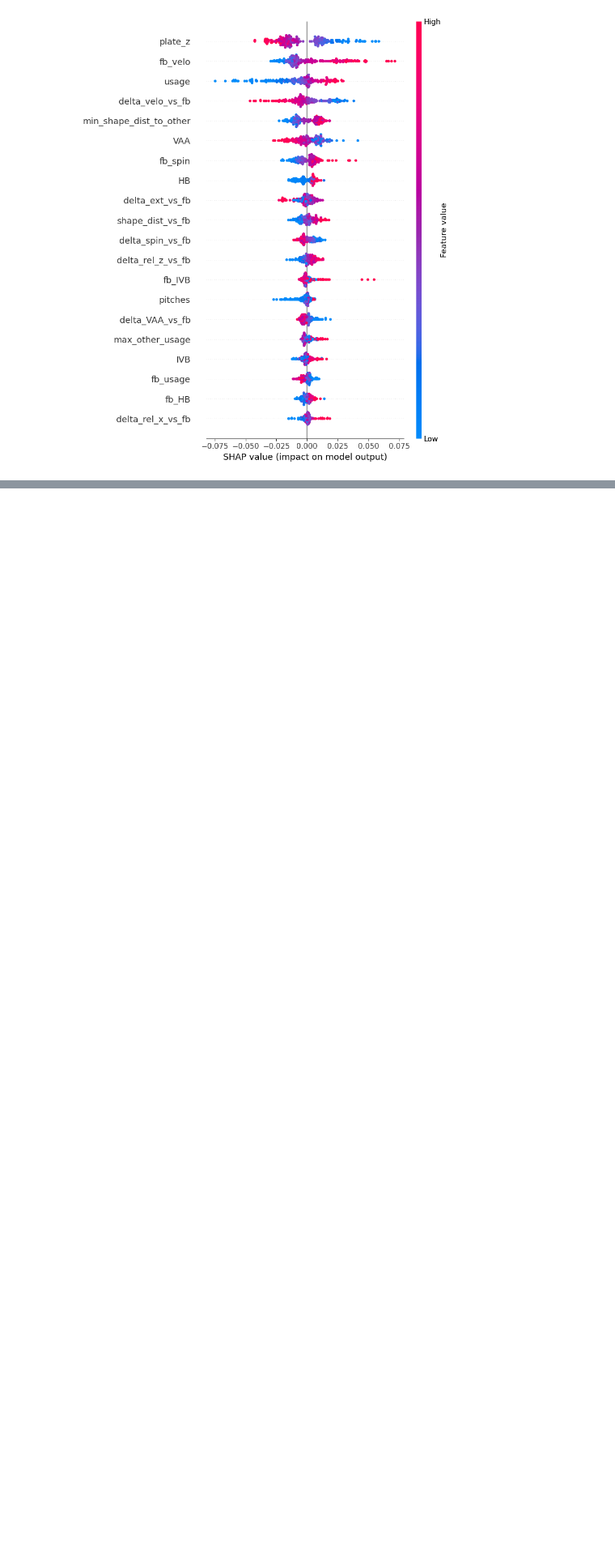
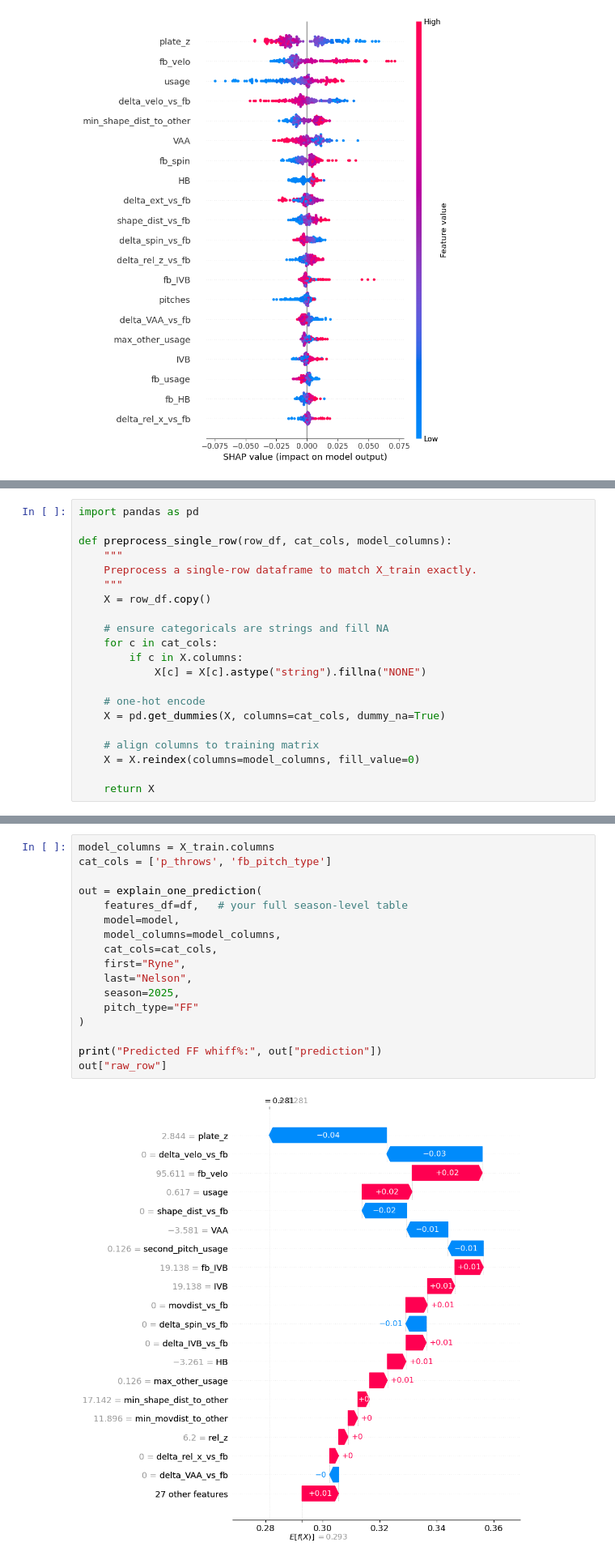
Before and after one commit to mcgillies/PitchArsenalModelling, a Jupyter notebook: src/models/model_test.ipynb, the cells around one changed output, grey strips where cells are left out. Shown at 81% size. Drawn from its saved outputs; the diff is of its cells as text; blank space fills up the shorter version.

Commit message:
implement workflow for individual pitcher predictions and analysis

```diff
--- a/src/models/model_test.ipynb
+++ b/src/models/model_test.ipynb
@@ -201,0 +228,21 @@ shap.summary_plot(shap_values, X_val)
+# %%
+import pandas as pd
+
+def preprocess_single_row(row_df, cat_cols, model_columns):
+    """
+    Preprocess a single-row dataframe to match X_train exactly.
+    """
+    X = row_df.copy()
+
+    # ensure categoricals are strings and fill NA
+    for c in cat_cols:
+        if c in X.columns:
+            X[c] = X[c].astype("string").fillna("NONE")
+
+    # one-hot encode
+    X = pd.get_dummies(X, columns=cat_cols, dummy_na=True)
+
+    # align columns to training matrix
+    X = X.reindex(columns=model_columns, fill_value=0)
+
+    return X
@@ -201,0 +315,19 @@ shap.summary_plot(shap_values, X_val)
+# %%
+model_columns = X_train.columns
+cat_cols = ['p_throws', 'fb_pitch_type']
+
+out = explain_one_prediction(
+    features_df=df,   # your full season-level table
+    model=model,
+    model_columns=model_columns,
+    cat_cols=cat_cols,
+    first="Ryne",
+    last="Nelson",
+    season=2025,
+    pitch_type="FF"
+)
+
+print("Predicted FF whiff%:", out["prediction"])
+out["raw_row"]
+# %% [output]
+[figure, added]
```
Also changed, not shown: parts of 4 cells of this notebook.
